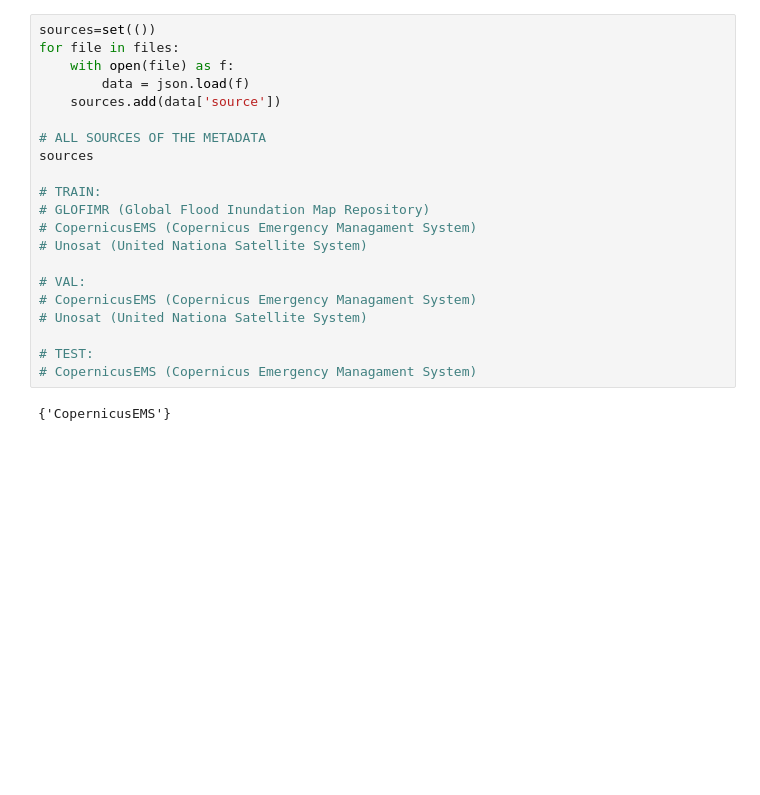
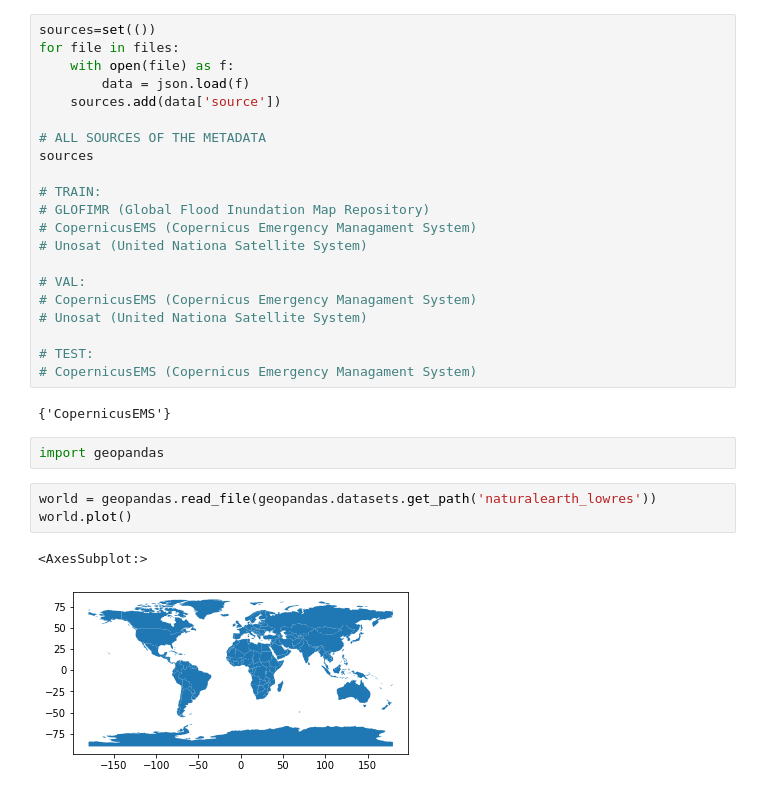
Before and after one commit to williamdevena/Semantic-segmentation-of-flood-event-satellite-imagery, a Jupyter notebook: notebooks/explore_meta.ipynb, the cells around one changed output. Drawn from its saved outputs; the diff is of its cells as text; blank space fills up the shorter version.

```diff
--- a/notebooks/explore_meta.ipynb
+++ b/notebooks/explore_meta.ipynb
@@ -109,3 +109,11 @@ sources
 # CopernicusEMS (Copernicus Emergency Managament System)
 # %% [output]
 {'CopernicusEMS'}
+# %%
+import geopandas
+# %%
+world = geopandas.read_file(geopandas.datasets.get_path('naturalearth_lowres'))
+world.plot()
+# %% [output]
+<AxesSubplot:>
+[figure, added]
```
Also changed, not shown: parts of 4 cells of this notebook.
